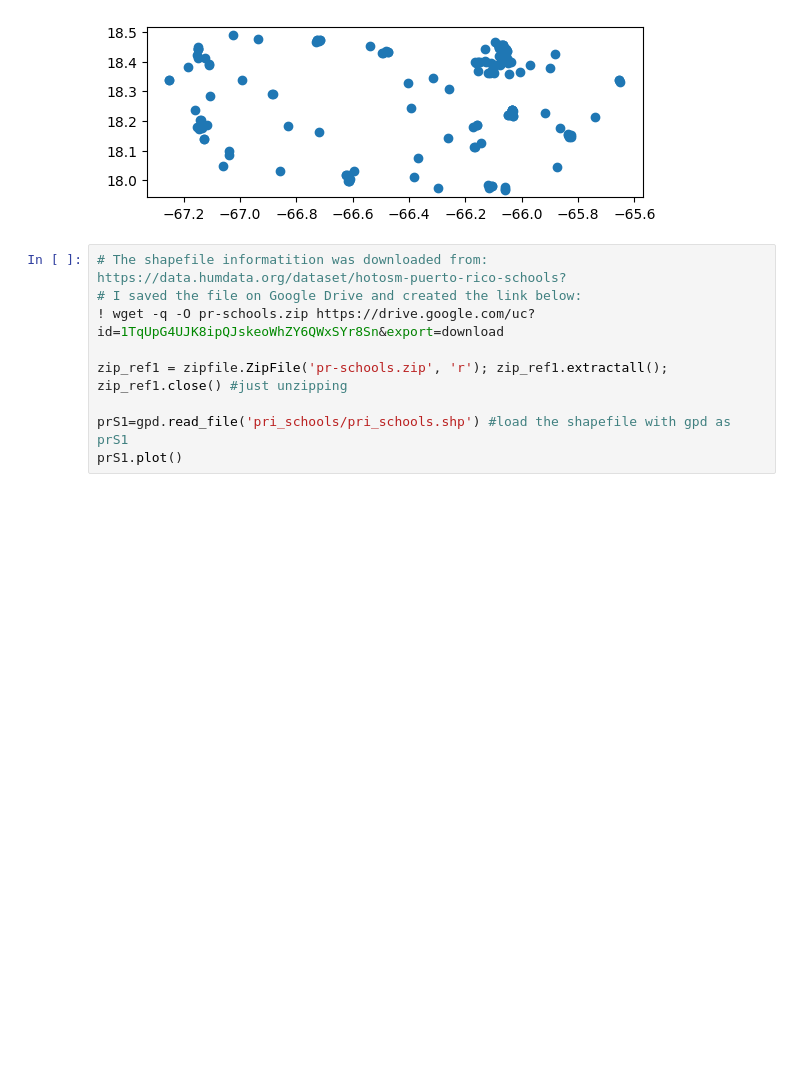
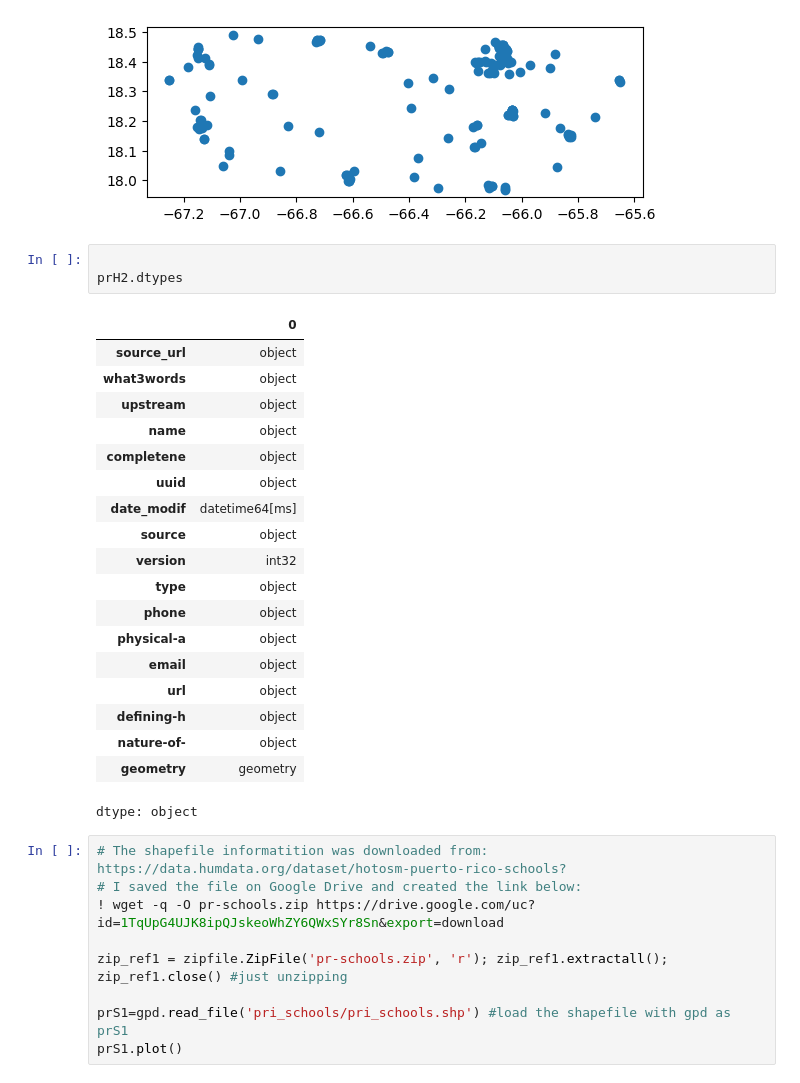
Before and after one commit to Venettov/Riveraruiz_GIS, a Jupyter notebook: PS1_Copy.ipynb, the cells around one changed output. Cells and saved outputs as stored; diff of their text form; blank space fills up the shorter version.

```diff
--- a/PS1_Copy.ipynb
+++ b/PS1_Copy.ipynb
@@ -130,6 +130,29 @@ prH2.plot()
 # %% [output]
 <Axes: >
 [figure]
+# %%
+
+prH2.dtypes
+# %% [output]
+|  | 0 |
+| source_url | object |
+| what3words | object |
+| upstream | object |
+| name | object |
+| completene | object |
+| uuid | object |
+| date_modif | datetime64[ms] |
+| source | object |
+| version | int32 |
+| type | object |
+| phone | object |
+| physical-a | object |
+| email | object |
+| url | object |
+| defining-h | object |
+| nature-of- | object |
+| geometry | geometry |
+dtype: object
 # %%
 # The shapefile informatition was downloaded from: https://data.humdata.org/dataset/hotosm-puerto-rico-schools?
 # I saved the file on Google Drive and created the link below:
```
Also changed, not shown: parts of 2 cells of this notebook.
